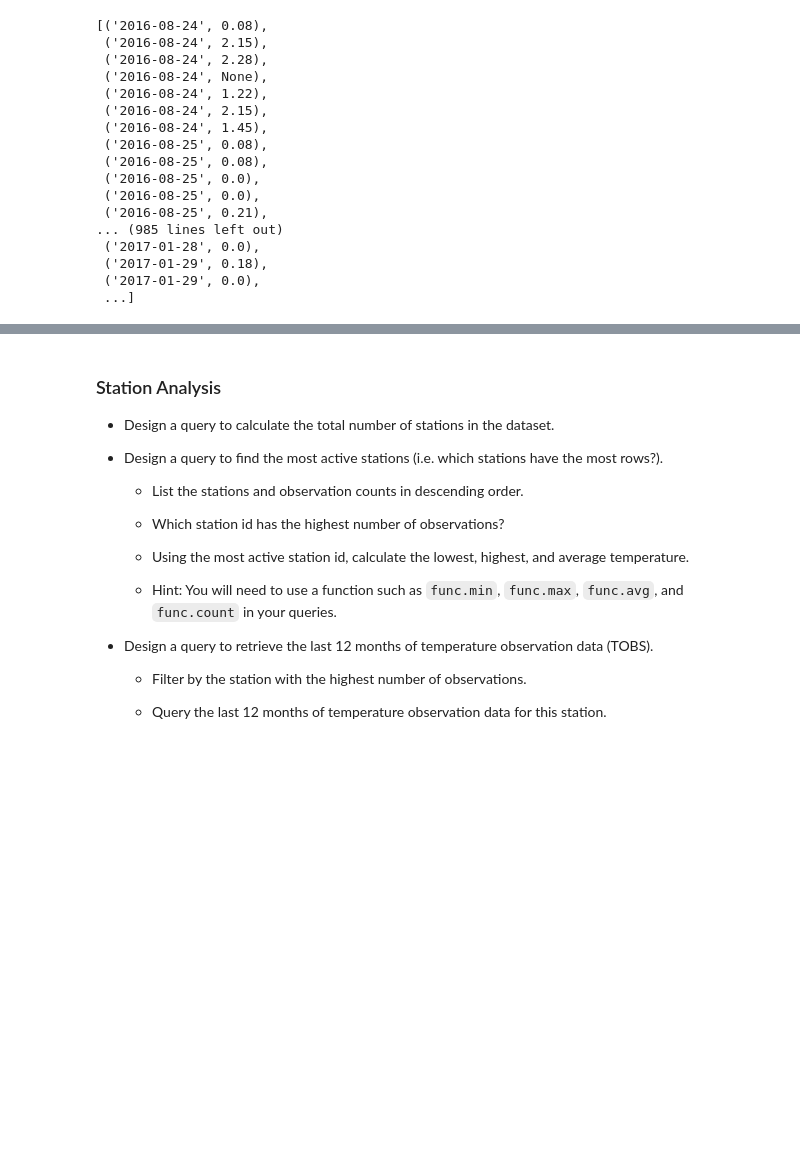
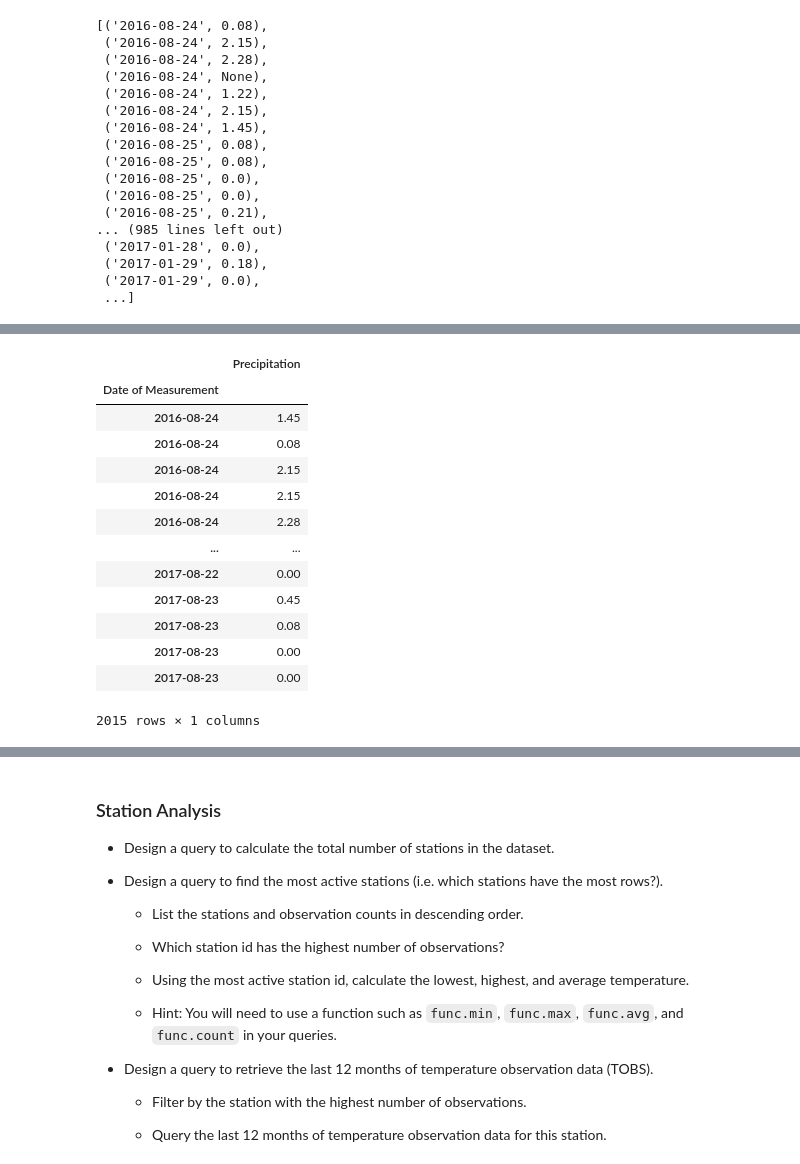
Before and after one commit to ic17rey/sqlalchemy-challenge, a Jupyter notebook: climate.ipynb, the cells around one changed output, grey strips where cells are left out. Drawn from its saved outputs; the diff is of its cells as text; code cells hidden in the pictures; blank space fills up the shorter version.

```diff
--- a/climate.ipynb
+++ b/climate.ipynb
@@ -244,0 +265,23 @@ results_yr_back_ascending
+# %%
+# Sort the dataframe by date
+sorted_results_df = results_df.sort_values('Date of Measurement')
+
+
+# Do anything with the NaN?
+sorted_results_df = sorted_results_df.dropna()
+sorted_results_df
+# %% [output]
+|  | Precipitation |
+| Date of Measurement |  |
+| 2016-08-24 | 1.45 |
+| 2016-08-24 | 0.08 |
+| 2016-08-24 | 2.15 |
+| 2016-08-24 | 2.15 |
+| 2016-08-24 | 2.28 |
+| ... | ... |
+| 2017-08-22 | 0.00 |
+| 2017-08-23 | 0.45 |
+| 2017-08-23 | 0.08 |
+| 2017-08-23 | 0.00 |
+| 2017-08-23 | 0.00 |
+2015 rows × 1 columns
```
Also changed, not shown: parts of 11 cells of this notebook.
